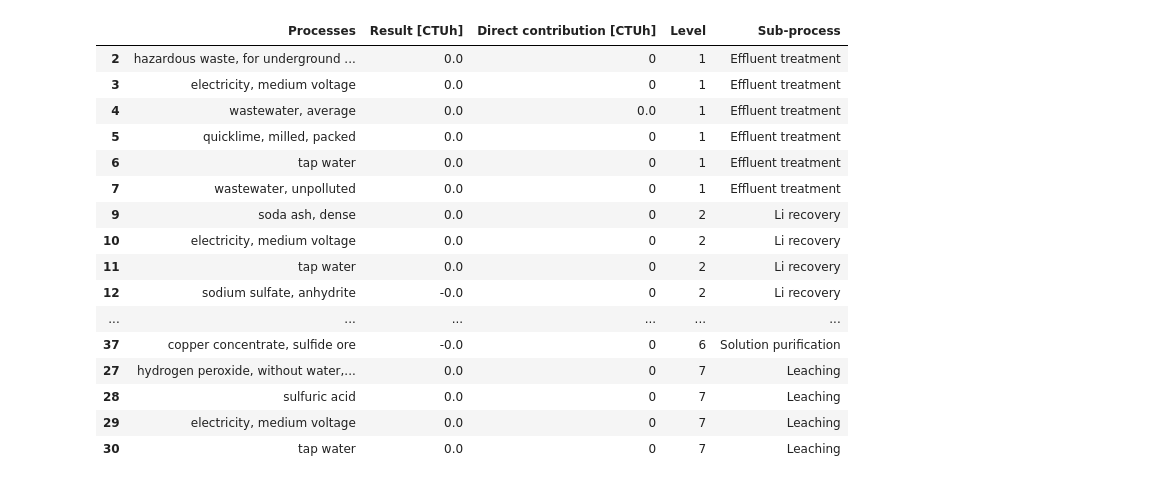
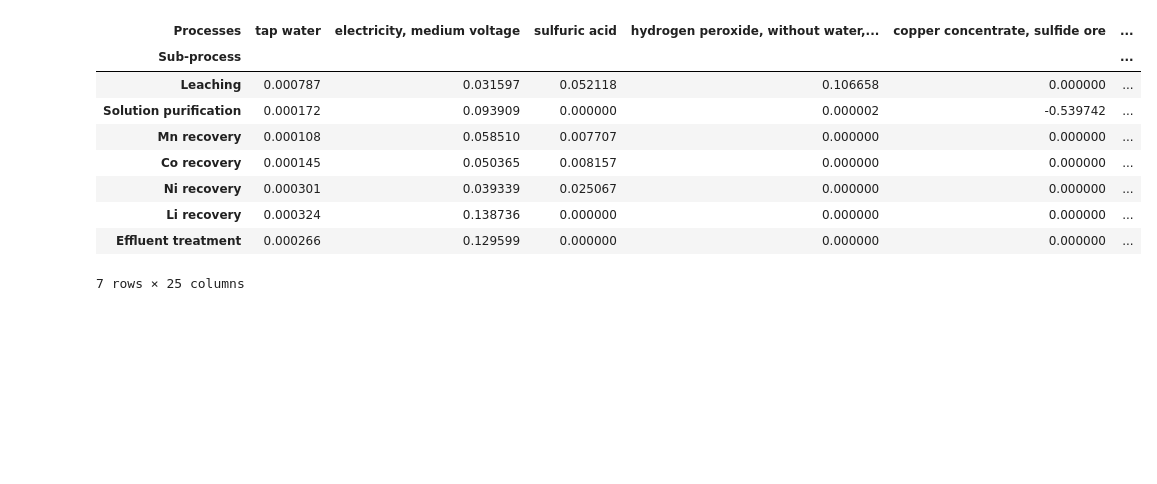
Before and after one commit to laphei/openlca-contributor, a Jupyter notebook: contributor.ipynb, the cells around one changed output. Drawn from its saved outputs; the diff is of its cells as text; code cells hidden in the pictures; blank space fills up the shorter version.

```diff
--- a/contributor.ipynb
+++ b/contributor.ipynb
@@ -153,42 +153,35 @@ parsed[0]
 # %%
 combined_df = pd.concat(sub_processes)
-combined_df
+combined_df = combined_df[::-1].reset_index(drop=True)
-# %% [output]
-|  | Processes | Result [CTUh] | Direct contribution [CTUh] | Level | Sub-process |
-| 2 | hazardous waste, for underground ... | 0.0 | 0 | 1 | Effluent treatment |
-| 3 | electricity, medium voltage | 0.0 | 0 | 1 | Effluent treatment |
-| 4 | wastewater, average | 0.0 | 0.0 | 1 | Effluent treatment |
-| 5 | quicklime, milled, packed | 0.0 | 0 | 1 | Effluent treatment |
-| 6 | tap water | 0.0 | 0 | 1 | Effluent treatment |
-| 7 | wastewater, unpolluted | 0.0 | 0 | 1 | Effluent treatment |
-| 9 | soda ash, dense | 0.0 | 0 | 2 | Li recovery |
-| 10 | electricity, medium voltage | 0.0 | 0 | 2 | Li recovery |
-| 11 | tap water | 0.0 | 0 | 2 | Li recovery |
-| 12 | sodium sulfate, anhydrite | -0.0 | 0 | 2 | Li recovery |
-| ... | ... | ... | ... | ... | ... |
-| 37 | copper concentrate, sulfide ore | -0.0 | 0 | 6 | Solution purification |
-| 27 | hydrogen peroxide, without water,... | 0.0 | 0 | 7 | Leaching |
-| 28 | sulfuric acid | 0.0 | 0 | 7 | Leaching |
-| 29 | electricity, medium voltage | 0.0 | 0 | 7 | Leaching |
-| 30 | tap water | 0.0 | 0 | 7 | Leaching |
 # %%
 pivot_df = combined_df.pivot(index='Sub-process', columns='Processes', values=combined_df.columns[1]).fillna(0)
+pivot_df = pivot_df.reindex(index=combined_df['Sub-process'].unique(), columns=combined_df['Processes'].unique())
 
 #-------------------------------------------------------------------------------
 # Write all the processes you want to omit from the figure in the list below
 #-------------------------------------------------------------------------------
-
 dropped = [
     'nickel sulfate'
 ]
-
 
 #-------------------------------------------------------------------------------
 # Comment or uncomment the following line to plot all or only those w\o
 #  'dropped'
 #-------------------------------------------------------------------------------
+# pivot_df.drop(['nickel sulfate', 'cobalt sulfate'], axis=1, inplace=True)
 
-# pivot_df.drop(['nickel sulfate', 'cobalt sulfate'], axis=1, inplace=True)
+pivot_df
+# %% [output]
+| Processes | tap water | electricity, medium voltage | sulfuric acid | hydrogen peroxide, without water,... | copper concentrate, sulfide ore | ... |
+| Sub-process |  |  |  |  |  | ... |
+| Leaching | 0.000787 | 0.031597 | 0.052118 | 0.106658 | 0.000000 | ... |
+| Solution purification | 0.000172 | 0.093909 | 0.000000 | 0.000002 | -0.539742 | ... |
+| Mn recovery | 0.000108 | 0.058510 | 0.007707 | 0.000000 | 0.000000 | ... |
+| Co recovery | 0.000145 | 0.050365 | 0.008157 | 0.000000 | 0.000000 | ... |
+| Ni recovery | 0.000301 | 0.039339 | 0.025067 | 0.000000 | 0.000000 | ... |
+| Li recovery | 0.000324 | 0.138736 | 0.000000 | 0.000000 | 0.000000 | ... |
+| Effluent treatment | 0.000266 | 0.129599 | 0.000000 | 0.000000 | 0.000000 | ... |
+7 rows × 25 columns
 # %%
 #-------------------------------------------------------------------------------
 # In this cell, the flows/processes will be rearranged so that positive values
```
Also changed, not shown: parts of 7 cells of this notebook.
